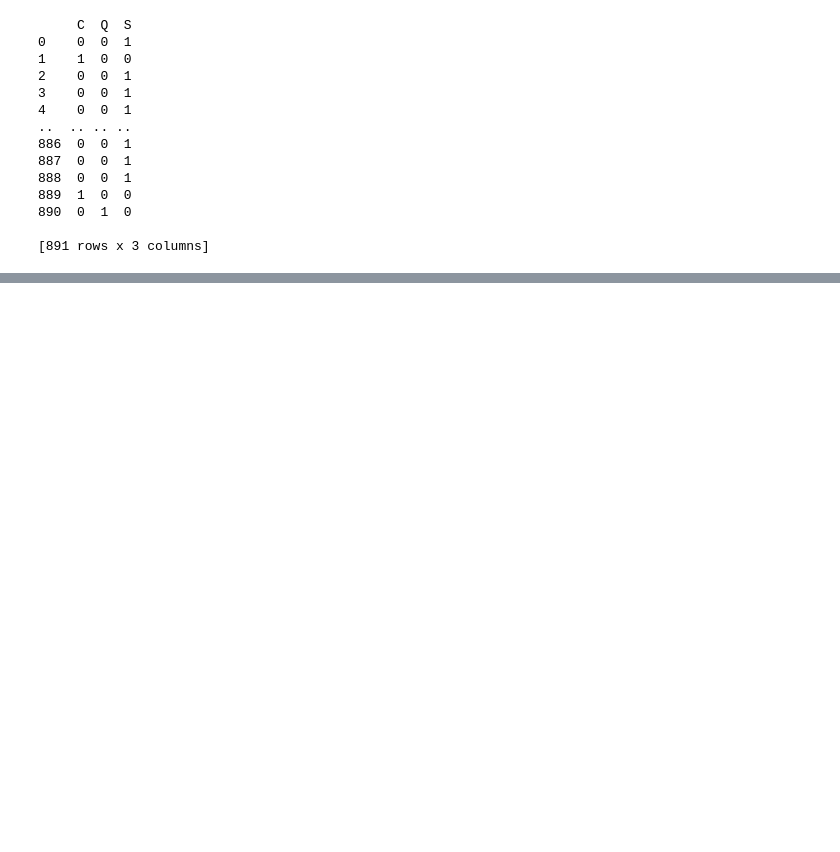
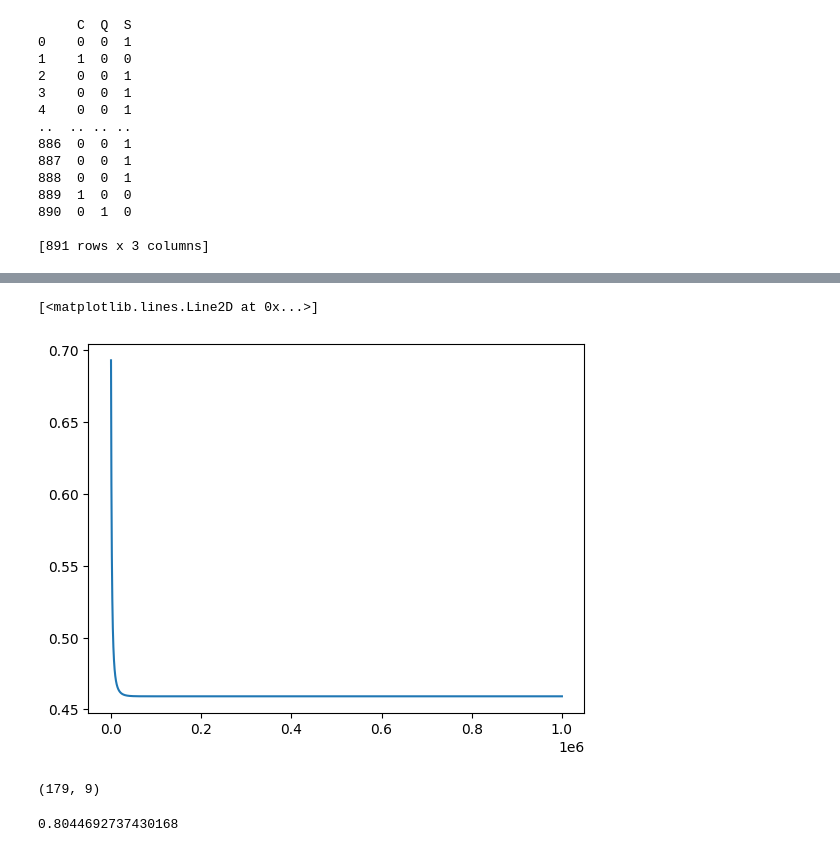
Before and after one commit to Abhijeet399/Data_Science_PP_6_Aug_23, a Jupyter notebook: Machine Learning/Logistic_Regression_Titanic_dataset.ipynb, the cells around one changed output, grey strips where cells are left out. Drawn from its saved outputs; the diff is of its cells as text; code cells hidden in the pictures; blank space fills up the shorter version.

```diff
--- a/Machine Learning/Logistic_Regression_Titanic_dataset.ipynb
+++ b/Machine Learning/Logistic_Regression_Titanic_dataset.ipynb
@@ -184,0 +295,34 @@ print(pd.get_dummies(train_df['Embarked']))
+# %%
+def loss_func(X, Y, weights):
+
+    h_x = hypothesis(X, weights)
+    loss = np.mean(Y*np.log(h_x) + (1 - Y)*np.log((1 - h_x)))
+
+    return -1*loss
+# %%
+def gradient(x, y, weight):
+
+    y_pred = hypothesis(x, weight)
+    grad = np.dot(x.T, (y - y_pred))
+
+    return grad/x.shape[0]
+# %%
+def gradient_descent(x, y, learning_rate = 0.001):
+
+    weight = np.zeros((x.shape[1], ))
+
+    cost = []
+
+    epoch = 1000000
+
+    for i in range(epoch):
+        grad = gradient(x, y, weight)
+
+        loss = loss_func(x, y, weight)
+        cost.append(loss)
+
+        weight = weight + learning_rate * grad
+
+    return cost, weight
+# %%
+cost, theta = gradient_descent(X_train, Y_train)
@@ -184,0 +345,5 @@ print(pd.get_dummies(train_df['Embarked']))
+# %%
+plt.plot(cost)
+# %% [output]
+[<matplotlib.lines.Line2D at 0x...>]
+[figure, added]
@@ -184,0 +360,15 @@ print(pd.get_dummies(train_df['Embarked']))
+# %%
+ones = np.ones((X_test.shape[0], 1))
+X_test = np.hstack((ones, X_test))
+print(X_test.shape)
+# %% [output]
+(179, 9)
+# %%
+corr = 0
+for i in range(X_test.shape[0]):
+    pred = predict(X_test[i], theta)
+    if pred == Y_test[i]:
+        corr+=1
+print(corr/X_test.shape[0])
+# %% [output]
+0.8044692737430168
```
Also changed, not shown: parts of 23 cells of this notebook, 1 other file.
